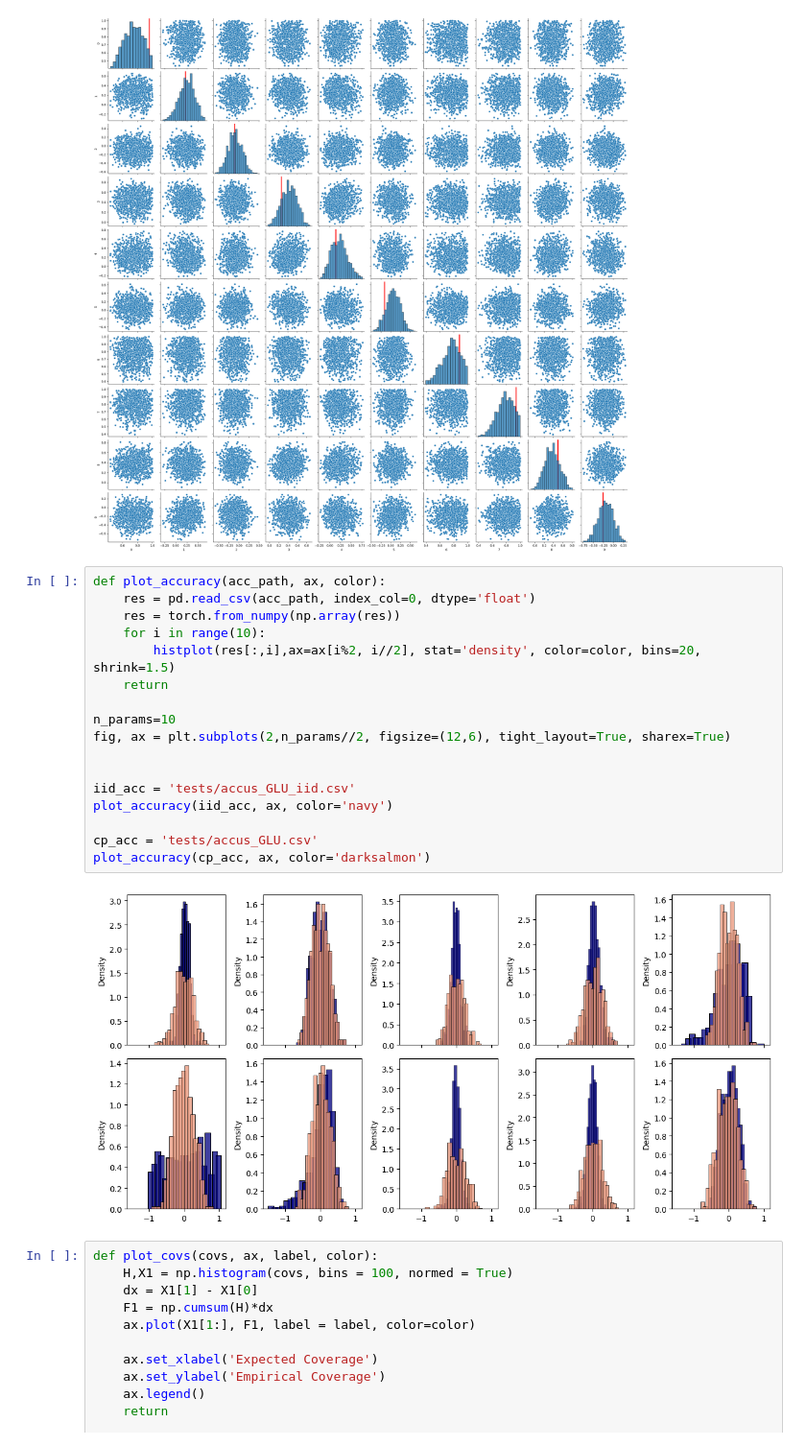
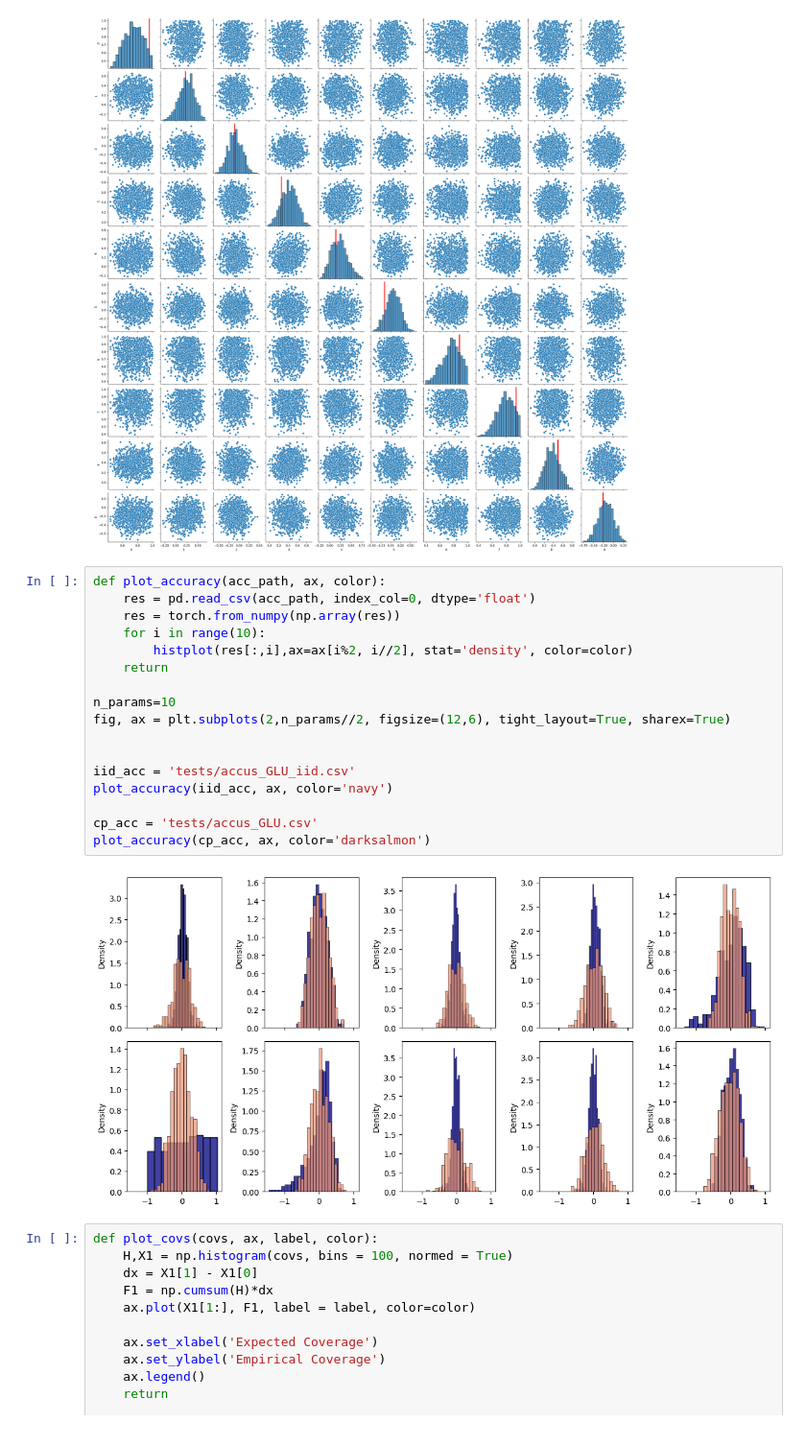
Before and after one commit to nadavbennun1/collective_posterior, a Jupyter notebook: GLU/test collective.ipynb, the cells around one changed output. Shown at 96% size. Saved outputs shown, nothing was run; the diff lists cells and outputs as text.

```diff
--- a/GLU/test collective.ipynb
+++ b/GLU/test collective.ipynb
@@ -94,22 +94,22 @@ for i in range(len(t)):
 # %%
 def plot_accuracy(acc_path, ax, color):
     res = pd.read_csv(acc_path, index_col=0, dtype='float')
     res = torch.from_numpy(np.array(res))
     for i in range(10):
-        histplot(res[:,i],ax=ax[i%2, i//2], stat='density', color=color, bins=20, shrink=1.5)
+        histplot(res[:,i],ax=ax[i%2, i//2], stat='density', color=color)
     return
 
 n_params=10
 fig, ax = plt.subplots(2,n_params//2, figsize=(12,6), tight_layout=True, sharex=True)
 
 
 iid_acc = 'tests/accus_GLU_iid.csv'
 plot_accuracy(iid_acc, ax, color='navy')
 
 cp_acc = 'tests/accus_GLU.csv'
 plot_accuracy(cp_acc, ax, color='darksalmon')
 # %% [output]
-[figure, old version]
+[figure, new version]
 # %%
 def plot_covs(covs, ax, label, color):
     H,X1 = np.histogram(covs, bins = 100, normed = True)
```
Also changed, not shown: parts of 1 cell of this notebook, 5 other files.
